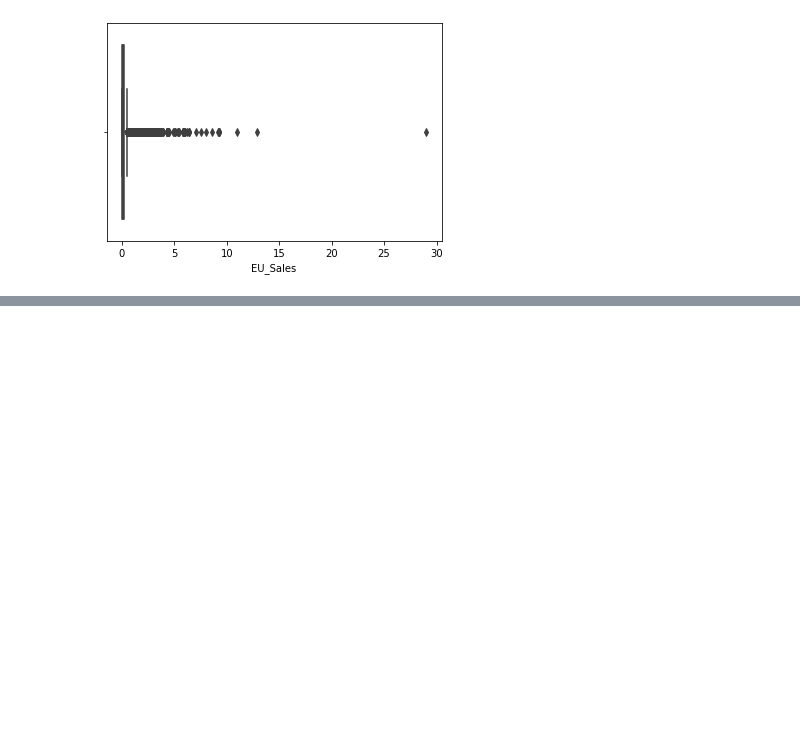
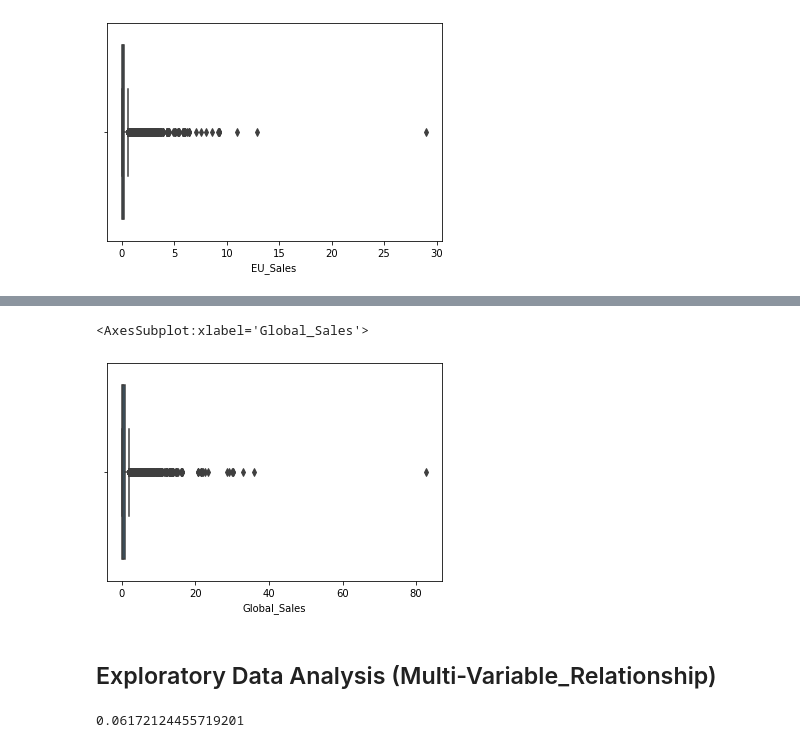
Before and after one commit to NjoodMoh/Video_Game_Sales_Analysis-, a Jupyter notebook: Video Game Sales (EDA).ipynb, the cells around one changed output, grey strips where cells are left out. Cells and saved outputs as stored; diff of their text form; code cells hidden in the pictures; blank space fills up the shorter version.

```diff
--- a/Video Game Sales (EDA).ipynb
+++ b/Video Game Sales (EDA).ipynb
@@ -327,0 +349,12 @@ sns.boxplot(df['EU_Sales'])
+# %%
+sns.boxplot(df['Global_Sales'])
+# %% [output]
+<AxesSubplot:xlabel='Global_Sales'>
+[figure, added]
+# %% [markdown]
+## <a name='Explo' > Exploratory Data Analysis (Multi-Variable_Relationship) </a>
+# %%
+# correlation between user_review and Global_Sales
+print(df['user_review'].corr(df['Global_Sales']))
+# %% [output]
+0.06172124455719201
```
Also changed, not shown: parts of 24 cells of this notebook.
